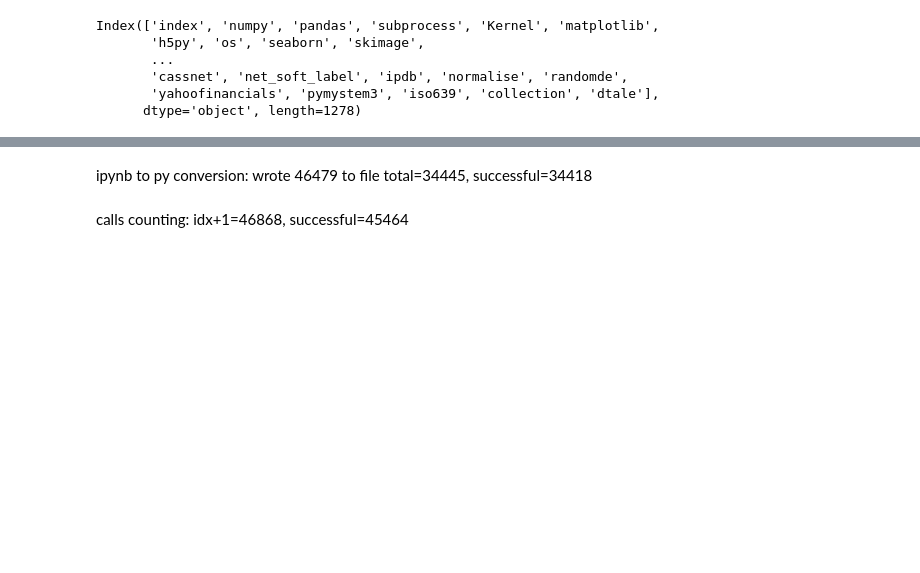
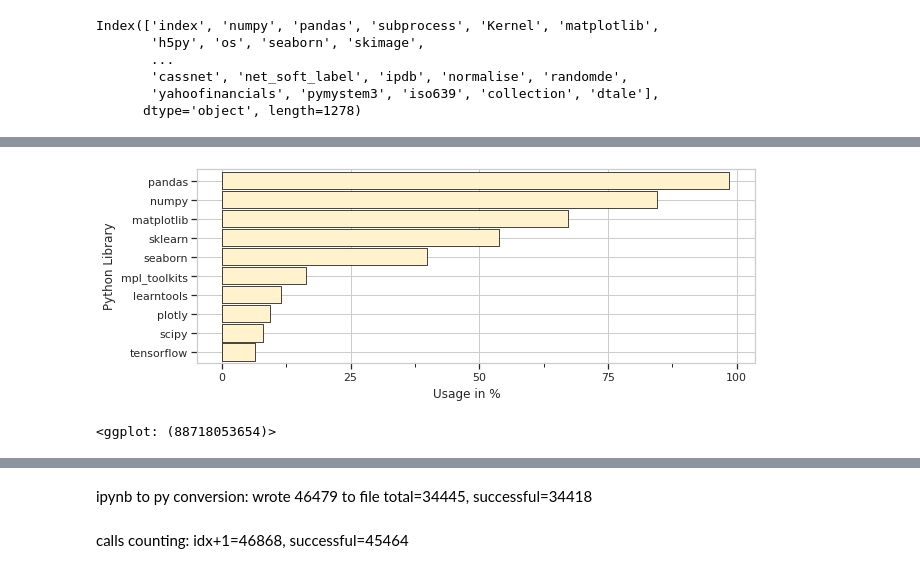
Before and after one commit to yoreei/p2d2, a Jupyter notebook: docs/2Imports.ipynb, the cells around one changed output, grey strips where cells are left out. Cells and saved outputs as stored; diff of their text form; code cells hidden in the pictures; blank space fills up the shorter version.

```diff
--- a/docs/2Imports.ipynb
+++ b/docs/2Imports.ipynb
@@ -36,0 +39,16 @@ dtype: float64
+# %%
+top10 = top10ser.reset_index(drop=False)
+# %%
+top10.columns = ['lib', 'perc']
+# %%
+top10 = top10.sort_values(by='perc', ascending=False)
+# %%
+plot_libs=(
+        ggplot(top10, aes('lib', y='perc'))
+        + geom_col(fill='#FFF2CC', color='black', size=0.4)
+        + xlab("Python Library")
+        + ylab("Usage in %")
+        + scale_x_discrete(limits=top10['lib'][::-1])
+        + coord_flip()
+        + theme('light', figure_size=(10, 3.5))
+)
@@ -36,0 +69,6 @@ dtype: float64
+# %%
+display(plot_libs)
+plot_libs.save("plots/plot_casestudy/libs.png")
+# %% [output]
+[figure, added]
+<ggplot: (88718053654)>
```
Also changed, not shown: parts of 11 cells of this notebook, 31 other files.
